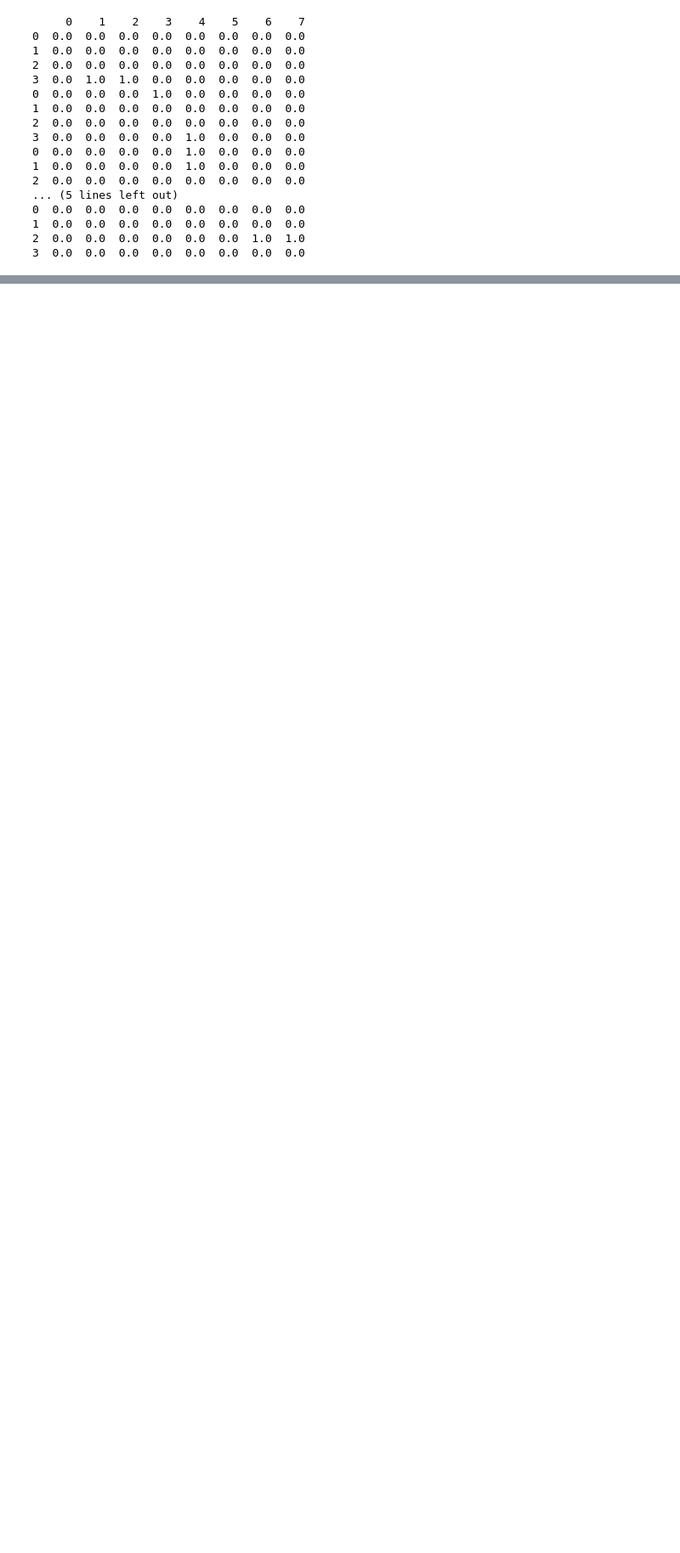
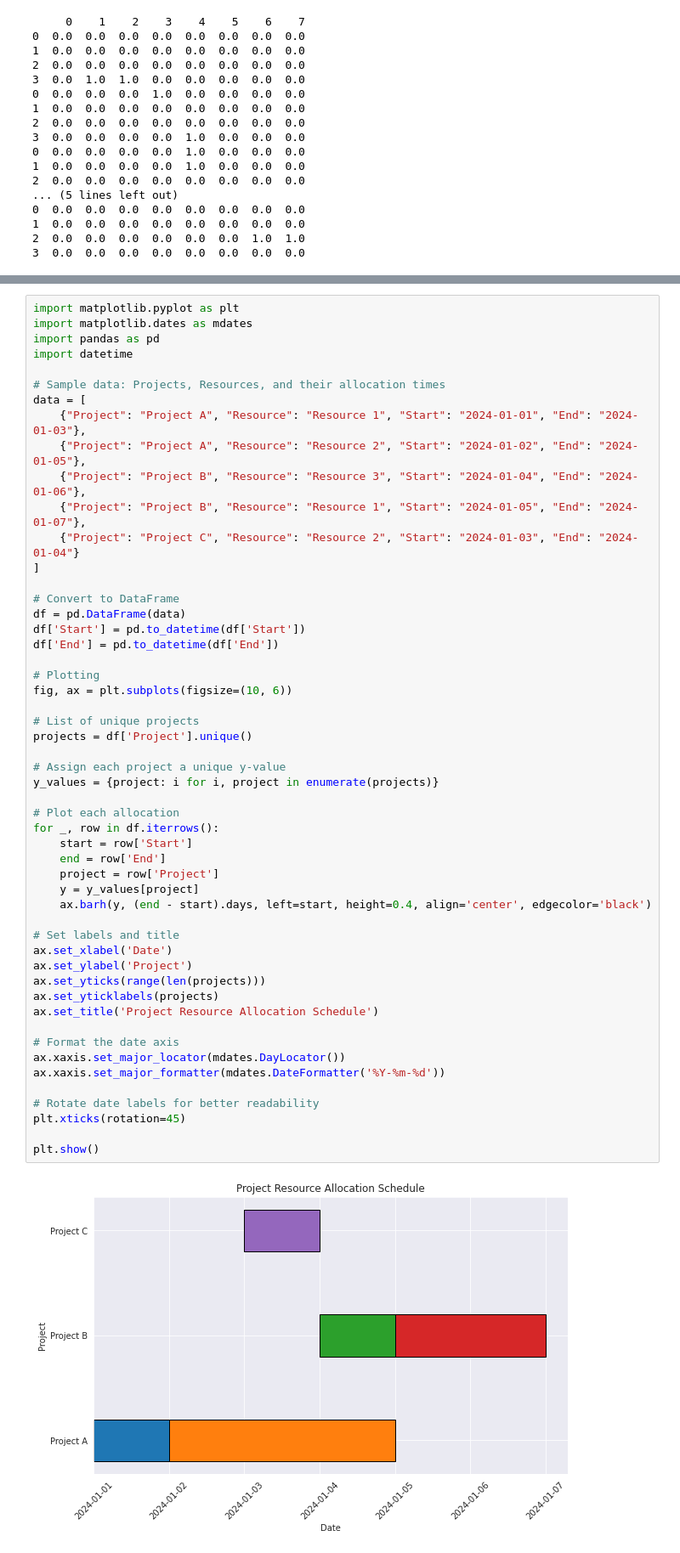
Before and after one commit to AndreaGonzato/resource-scheduling, a Jupyter notebook: solver_from_file_data.ipynb, the cells around one changed output, grey strips where cells are left out. Shown: that part at 85% size. Saved outputs shown, nothing was run; the diff lists cells and outputs as text; blank space fills up the shorter version.

```diff
--- a/solver_from_file_data.ipynb
+++ b/solver_from_file_data.ipynb
@@ -234,3 +236,57 @@ plt.ylabel('Projects')
 plt.show()
 # %% [output]
 [figure]
+# %%
+import matplotlib.pyplot as plt
+import matplotlib.dates as mdates
+import pandas as pd
+import datetime
+
+# Sample data: Projects, Resources, and their allocation times
+data = [
+    {"Project": "Project A", "Resource": "Resource 1", "Start": "2024-01-01", "End": "2024-01-03"},
+    {"Project": "Project A", "Resource": "Resource 2", "Start": "2024-01-02", "End": "2024-01-05"},
+    {"Project": "Project B", "Resource": "Resource 3", "Start": "2024-01-04", "End": "2024-01-06"},
+    {"Project": "Project B", "Resource": "Resource 1", "Start": "2024-01-05", "End": "2024-01-07"},
+    {"Project": "Project C", "Resource": "Resource 2", "Start": "2024-01-03", "End": "2024-01-04"}
+]
+
+# Convert to DataFrame
+df = pd.DataFrame(data)
+df['Start'] = pd.to_datetime(df['Start'])
+df['End'] = pd.to_datetime(df['End'])
+
+# Plotting
+fig, ax = plt.subplots(figsize=(10, 6))
+
+# List of unique projects
+projects = df['Project'].unique()
+
+# Assign each project a unique y-value
+y_values = {project: i for i, project in enumerate(projects)}
+
+# Plot each allocation
+for _, row in df.iterrows():
+    start = row['Start']
+    end = row['End']
+    project = row['Project']
+    y = y_values[project]
+    ax.barh(y, (end - start).days, left=start, height=0.4, align='center', edgecolor='black')
+
+# Set labels and title
+ax.set_xlabel('Date')
+ax.set_ylabel('Project')
+ax.set_yticks(range(len(projects)))
+ax.set_yticklabels(projects)
+ax.set_title('Project Resource Allocation Schedule')
+
+# Format the date axis
+ax.xaxis.set_major_locator(mdates.DayLocator())
+ax.xaxis.set_major_formatter(mdates.DateFormatter('%Y-%m-%d'))
+
+# Rotate date labels for better readability
+plt.xticks(rotation=45)
+
+plt.show()
+# %% [output]
+[figure, added]
```
Also changed, not shown: parts of 1 cell of this notebook, 2 other files.
